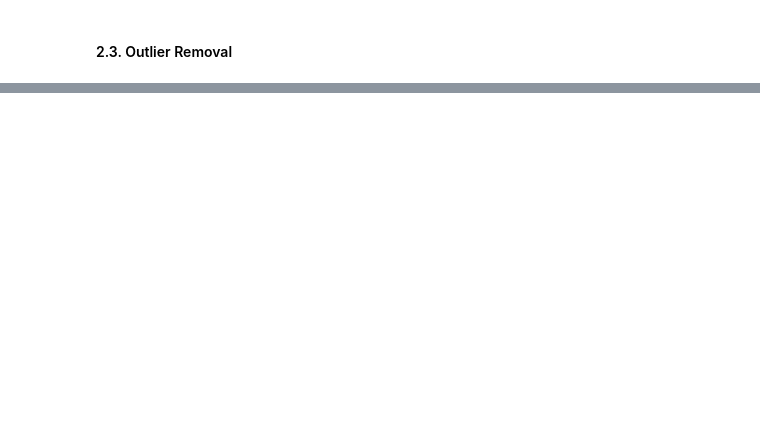
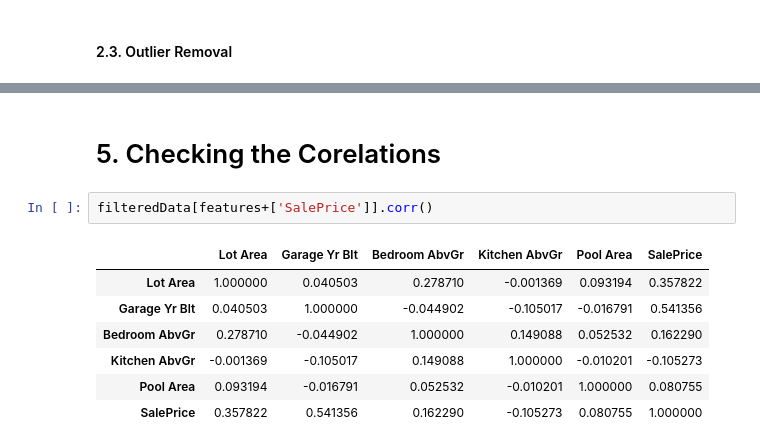
Before and after one commit to YohanAbeysinghe/EN4573-Pattern-Recognition-and-Machine-Intelligence, a Jupyter notebook: Assignment 1/main.ipynb, the cells around one changed output, grey strips where cells are left out. Drawn from its saved outputs; the diff is of its cells as text; blank space fills up the shorter version.

```diff
--- a/Assignment 1/main.ipynb
+++ b/Assignment 1/main.ipynb
@@ -83,0 +165,12 @@ plt.show()
+# %% [markdown]
+# 5. Checking the Corelations
+# %%
+filteredData[features+['SalePrice']].corr()
+# %% [output]
+|  | Lot Area | Garage Yr Blt | Bedroom AbvGr | Kitchen AbvGr | Pool Area | SalePrice |
+| Lot Area | 1.000000 | 0.040503 | 0.278710 | -0.001369 | 0.093194 | 0.357822 |
+| Garage Yr Blt | 0.040503 | 1.000000 | -0.044902 | -0.105017 | -0.016791 | 0.541356 |
+| Bedroom AbvGr | 0.278710 | -0.044902 | 1.000000 | 0.149088 | 0.052532 | 0.162290 |
+| Kitchen AbvGr | -0.001369 | -0.105017 | 0.149088 | 1.000000 | -0.010201 | -0.105273 |
+| Pool Area | 0.093194 | -0.016791 | 0.052532 | -0.010201 | 1.000000 | 0.080755 |
+| SalePrice | 0.357822 | 0.541356 | 0.162290 | -0.105273 | 0.080755 | 1.000000 |
```
Also changed, not shown: parts of 19 cells of this notebook, 1 other file.
